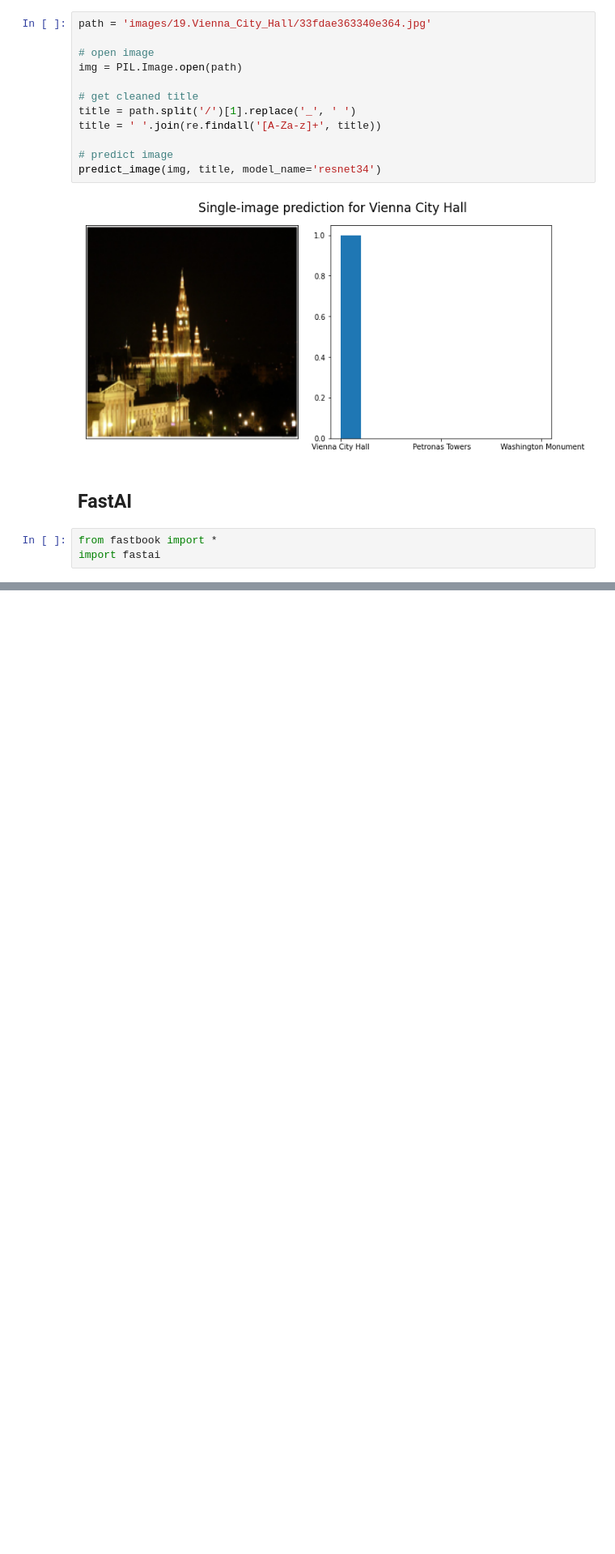
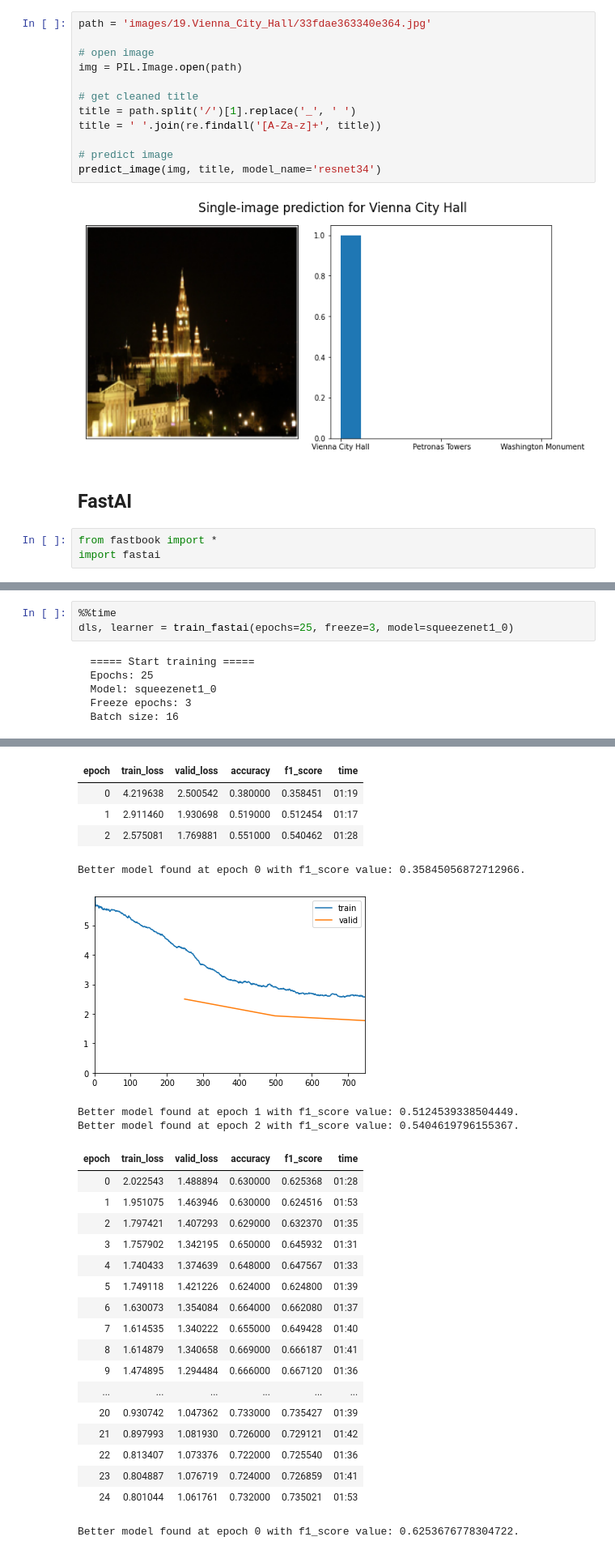
Before and after one commit to dissagaliyeva/landmark_classifier, a Jupyter notebook: example.ipynb, the cells around one changed output, grey strips where cells are left out. Shown at 81% size. Drawn from its saved outputs; the diff is of its cells as text; blank space fills up the shorter version.

```diff
--- a/example.ipynb
+++ b/example.ipynb
@@ -156,0 +219,9 @@ Most confused
+# %%
+%%time
+dls, learner = train_fastai(epochs=25, freeze=3, model=squeezenet1_0)
+# %% [output]
+  ===== Start training =====
+  Epochs: 25
+  Model: squeezenet1_0
+  Freeze epochs: 3
+  Batch size: 16
@@ -156,0 +229,26 @@ Most confused
+| epoch | train_loss | valid_loss | accuracy | f1_score | time |
+| 0 | 4.219638 | 2.500542 | 0.380000 | 0.358451 | 01:19 |
+| 1 | 2.911460 | 1.930698 | 0.519000 | 0.512454 | 01:17 |
+| 2 | 2.575081 | 1.769881 | 0.551000 | 0.540462 | 01:28 |
+Better model found at epoch 0 with f1_score value: 0.35845056872712966.
+[figure, added]
+Better model found at epoch 1 with f1_score value: 0.5124539338504449.
+Better model found at epoch 2 with f1_score value: 0.5404619796155367.
+| epoch | train_loss | valid_loss | accuracy | f1_score | time |
+| 0 | 2.022543 | 1.488894 | 0.630000 | 0.625368 | 01:28 |
+| 1 | 1.951075 | 1.463946 | 0.630000 | 0.624516 | 01:53 |
+| 2 | 1.797421 | 1.407293 | 0.629000 | 0.632370 | 01:35 |
+| 3 | 1.757902 | 1.342195 | 0.650000 | 0.645932 | 01:31 |
+| 4 | 1.740433 | 1.374639 | 0.648000 | 0.647567 | 01:33 |
+| 5 | 1.749118 | 1.421226 | 0.624000 | 0.624800 | 01:39 |
+| 6 | 1.630073 | 1.354084 | 0.664000 | 0.662080 | 01:37 |
+| 7 | 1.614535 | 1.340222 | 0.655000 | 0.649428 | 01:40 |
+| 8 | 1.614879 | 1.340658 | 0.669000 | 0.666187 | 01:41 |
+| 9 | 1.474895 | 1.294484 | 0.666000 | 0.667120 | 01:36 |
+| ... | ... | ... | ... | ... | ... |
+| 20 | 0.930742 | 1.047362 | 0.733000 | 0.735427 | 01:39 |
+| 21 | 0.897993 | 1.081930 | 0.726000 | 0.729121 | 01:42 |
+| 22 | 0.813407 | 1.073376 | 0.722000 | 0.725540 | 01:36 |
+| 23 | 0.804887 | 1.076719 | 0.724000 | 0.726859 | 01:41 |
+| 24 | 0.801044 | 1.061761 | 0.732000 | 0.735021 | 01:53 |
+Better model found at epoch 0 with f1_score value: 0.6253676778304722.
```
Also changed, not shown: parts of 7 cells of this notebook, 6 other files.
